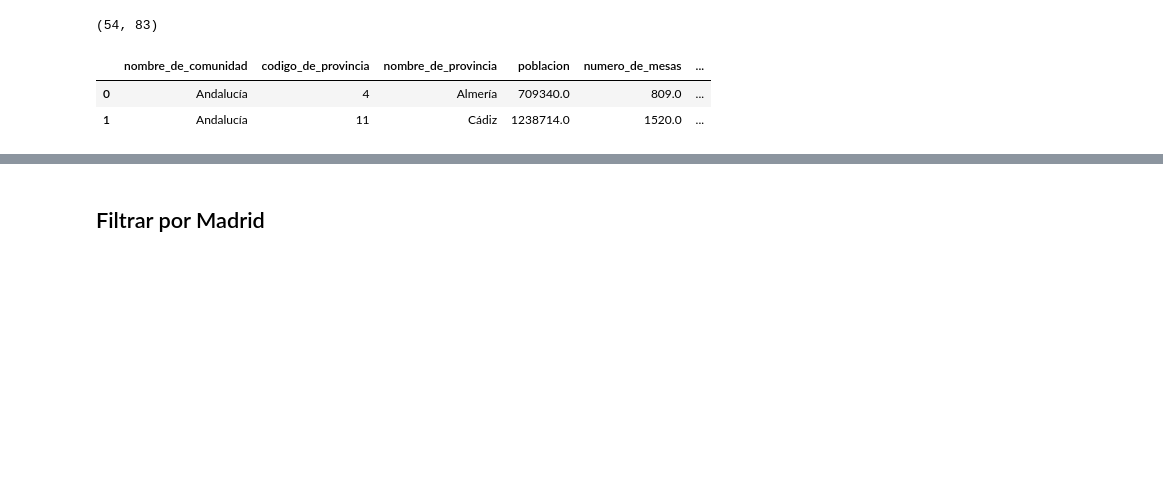
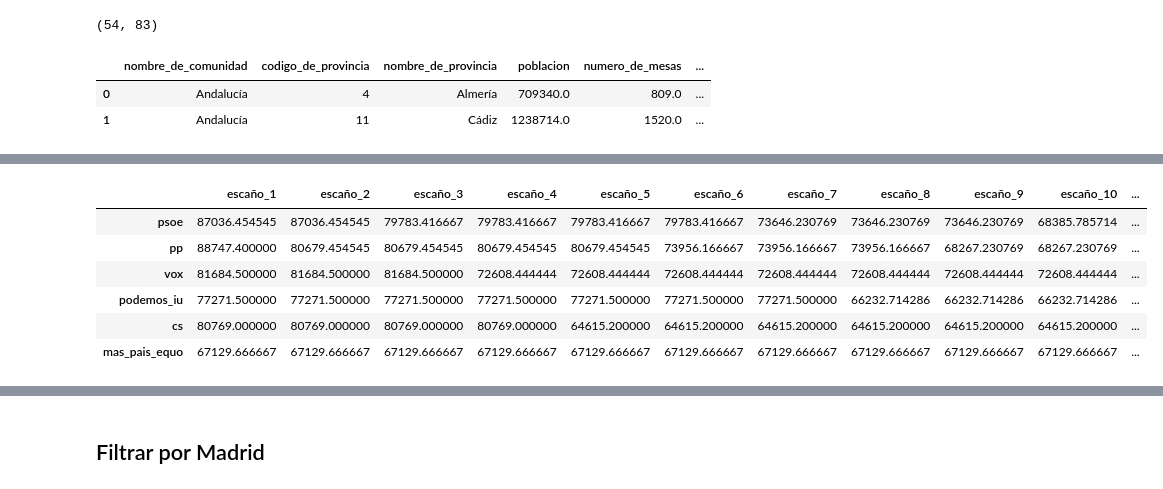
Before and after one commit to Morante-tech/PoliticAI, a Jupyter notebook: privado-articulos/notebooks/region_influyente.ipynb, the cells around one changed output, grey strips where cells are left out. Drawn from its saved outputs; the diff is of its cells as text; code cells hidden in the pictures; blank space fills up the shorter version.

```diff
--- a/privado-articulos/notebooks/region_influyente.ipynb
+++ b/privado-articulos/notebooks/region_influyente.ipynb
@@ -61,7 +64,7 @@ def limpiar_elecciones_provincia(df):
                "total_censo_electoral","solicitudes_voto_cera_aceptadas","total_votantes_cer",
                "total_votantes_cera","total_votantes","votos_validos","votos_a_candidaturas",
                "votos_en_blanco","votos_nulos"]
-    party_columns_prov = [x for x in df_provincia.columns if x not in key_prov_columns]
+    party_columns_prov = [x for x in df.columns if x not in key_prov_columns]
 
     return df, party_columns_prov
 # %% [markdown]
@@ -90,0 +96,3 @@ df_provincia.head(2)
+# %%
+df_provincia = df_provincia[df_provincia.codigo_de_provincia == CODIGO_COMUNIDAD]
+df_provincia[party_columns_prov]
@@ -90,0 +102,7 @@ df_provincia.head(2)
+# %%
+parties_T = df_provincia[party_columns_prov].T
+total_votos = int(parties_T.sum())
+parties_T = parties_T[parties_T[parties_T.columns[0]] > 0.03*total_votos]
+parties_T = parties_T.sort_values(by = parties_T.columns[0], ascending=False)
+parties_T = parties_T.rename(columns={parties_T.columns[0]:"votos"})
+parties_T
@@ -90,0 +117,13 @@ df_provincia.head(2)
+# %%
+current_votes = parties_T.copy()
+current_votes["acumulado"] = 1
+current_votes = current_votes.drop(columns =["votos"])
+current_votes
+# %% [output]
+|  | escaño_1 | escaño_2 | escaño_3 | escaño_4 | escaño_5 | escaño_6 | escaño_7 | escaño_8 | escaño_9 | escaño_10 | ... |
+| psoe | 87036.454545 | 87036.454545 | 79783.416667 | 79783.416667 | 79783.416667 | 79783.416667 | 73646.230769 | 73646.230769 | 73646.230769 | 68385.785714 | ... |
+| pp | 88747.400000 | 80679.454545 | 80679.454545 | 80679.454545 | 80679.454545 | 73956.166667 | 73956.166667 | 73956.166667 | 68267.230769 | 68267.230769 | ... |
+| vox | 81684.500000 | 81684.500000 | 81684.500000 | 72608.444444 | 72608.444444 | 72608.444444 | 72608.444444 | 72608.444444 | 72608.444444 | 72608.444444 | ... |
+| podemos_iu | 77271.500000 | 77271.500000 | 77271.500000 | 77271.500000 | 77271.500000 | 77271.500000 | 77271.500000 | 66232.714286 | 66232.714286 | 66232.714286 | ... |
+| cs | 80769.000000 | 80769.000000 | 80769.000000 | 80769.000000 | 64615.200000 | 64615.200000 | 64615.200000 | 64615.200000 | 64615.200000 | 64615.200000 | ... |
+| mas_pais_equo | 67129.666667 | 67129.666667 | 67129.666667 | 67129.666667 | 67129.666667 | 67129.666667 | 67129.666667 | 67129.666667 | 67129.666667 | 67129.666667 | ... |
```
Also changed, not shown: parts of 9 cells of this notebook.
